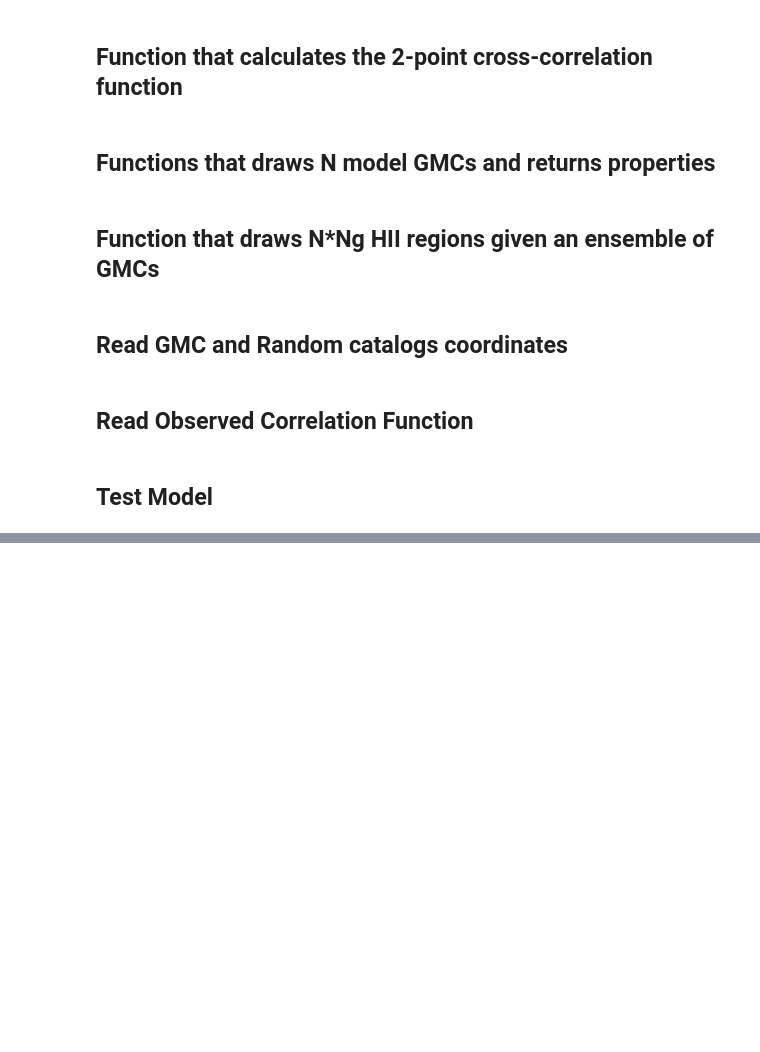
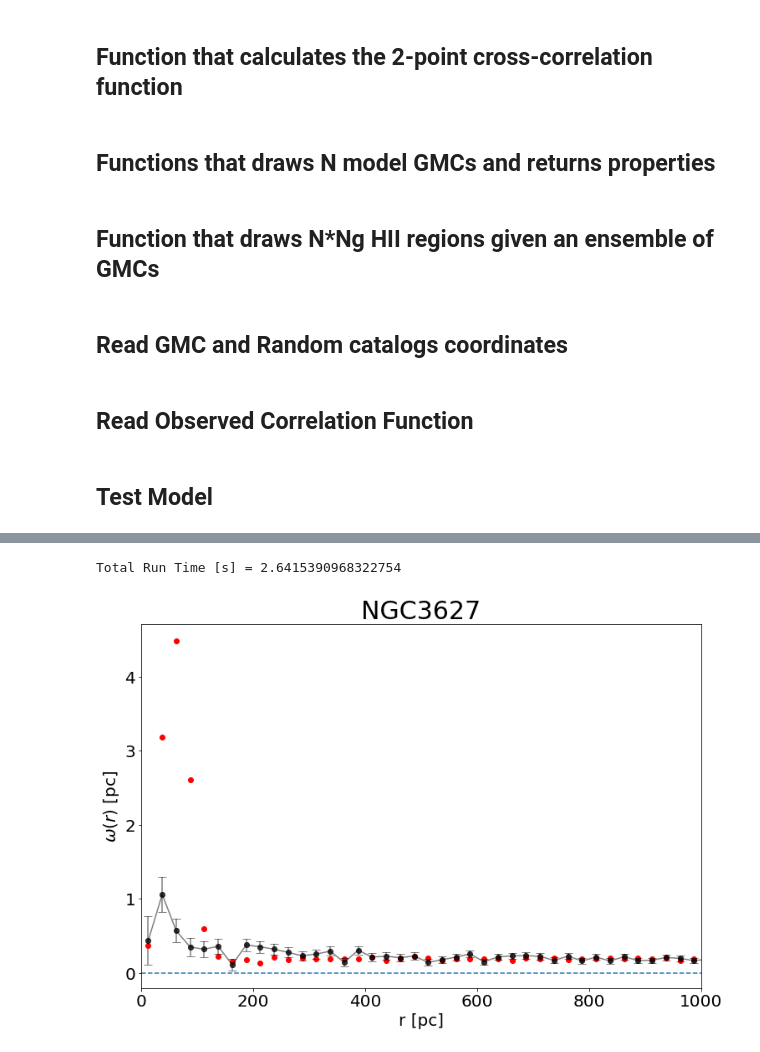
Before and after one commit to gblancm/gmchiicorr, a Jupyter notebook: gmc_hii_corr_model.ipynb, the cells around one changed output, grey strips where cells are left out. Saved outputs shown, nothing was run; the diff lists cells and outputs as text; code cells hidden in the pictures; blank space fills up the shorter version.

```diff
--- a/gmc_hii_corr_model.ipynb
+++ b/gmc_hii_corr_model.ipynb
@@ -38,14 +38,18 @@ def w(x1, y1, x2, y2, xr, yr, rmin=0, rmax=5000, dr=25):
     dr0, dr0bins = np.histogram(drarr, bins=np.arange(rmin, rmax+dr, dr))
 
     # Normalize pair counts and compute cross-correlation function
-    dd=dd0/N1/N2
-    dr=dr0/N1/Nr
-    omega=dd/dr-1
+    if (N1!=0)*(N2!=0)*(Nr!=0):
+        dd=dd0/N1/N2
+        dr=dr0/N1/Nr
+        omega=dd/dr-1
 
-    edd=np.sqrt(dd0)/N1/N2
-    edr=np.sqrt(dr0)/N1/Nr
+        edd=np.sqrt(dd0)/N1/N2
+        edr=np.sqrt(dr0)/N1/Nr
 
-    eomega=np.sqrt((edd/dr)**2+(dd*edr/dr**2)**2)
+        eomega=np.sqrt((edd/dr)**2+(dd*edr/dr**2)**2)
+    else:
+        omega=np.repeat(np.nan, len(bins))
+        eomega=np.repeat(np.nan, len(bins))
 
     return (bins, omega, eomega)
 # %% [markdown]
@@ -248,0 +174,54 @@ Total Run Time [s] = 9.678354024887085
+# %%
+t0=time.time()
+
+Nsamples=200
+
+# Run one time with small box to get bins
+xgmc, ygmc, rc, tc, ts, tfb, Ng, voff, tobs, fgmc, xr, yr = drawgmc_l(dbox=2000, l=300, rc=50,tc=20,ts=15,tfb=4,Ng=10,voff=10,frand=10)
+xhii, yhii, fhii = drawhii(xgmc, ygmc, rc, tc, ts, tfb, Ng, voff, tobs, fgmc)
+r0, w0, ew0 = w(xgmc[fgmc], ygmc[fgmc], xhii[fhii], yhii[fhii], xr, yr, rmax=1000)
+
+w0arr=np.zeros((len(w0),Nsamples))
+ew0arr=np.zeros((len(ew0),Nsamples))
+
+for i in range(Nsamples):
+
+    xgmc, ygmc, rc, tc, ts, tfb, Ng, voff, tobs, fgmc, xr, yr = drawgmc_l(dbox=3000, l=300, rc=20,tc=30,ts=10,tfb=4,Ng=3,voff=10,frand=10)
+    xhii, yhii, fhii = drawhii(xgmc, ygmc, rc, tc, ts, tfb, Ng, voff, tobs, fgmc)
+    r0, w0arr[:,i], ew0arr[:,i] = w(xgmc[fgmc], ygmc[fgmc], xhii[fhii], yhii[fhii], xr, yr, rmax=1000)
+
+IC=0.2
+w0arr=w0arr+IC
+w0arr[~np.isfinite(w0arr)]=np.nan
+ew0arr[~np.isfinite(ew0arr)]=np.nan
+
+w0=np.nanmean(w0arr, axis=1)
+ew0=np.nanmean(ew0arr, axis=1)/np.sqrt(Nsamples)
+
+
+
+print("Total Run Time [s] =", time.time()-t0)
+
+
+
+fig, ax = plt.subplots(figsize=(12, 8))
+#for i in range(Nsamples):
+#    ax.plot(r0, w0arr[:,i], 'o', color='red', alpha=0.5)
+#for i in range(Ntest):
+#    ax.plot(r0, w0test[:,i], 'o', color='green', alpha=0.5)
+ax.plot(r0, w0, 'o', color='red', alpha=1.0)
+ax.errorbar(r0obs, w0obs, ew0obs, fmt="o", color='black', capsize=5, alpha=0.5)
+ax.plot(r0obs, w0obs, '-o', color='black', alpha=0.5)
+ax.set_xlim(0, 1000)
+ax.axhline(y=0, linestyle='--')
+ax.set_xlabel('r [pc]', fontsize=20)
+ax.set_ylabel(r'$\omega(r)$ [pc]', fontsize=20)
+ax.set_title(galaxy, fontsize=30)
+ax.tick_params(labelsize=20)
+#ax.set_yscale('log')
+#ax.set_ylim(-0.2, 4)
+plt.savefig('./plots/'+galaxy+'_corr_model.png')
+#plt.show()
+# %% [output]
+Total Run Time [s] = 2.6415390968322754
+[figure, added]
```
Also changed, not shown: parts of 7 cells of this notebook, 5 other files.
